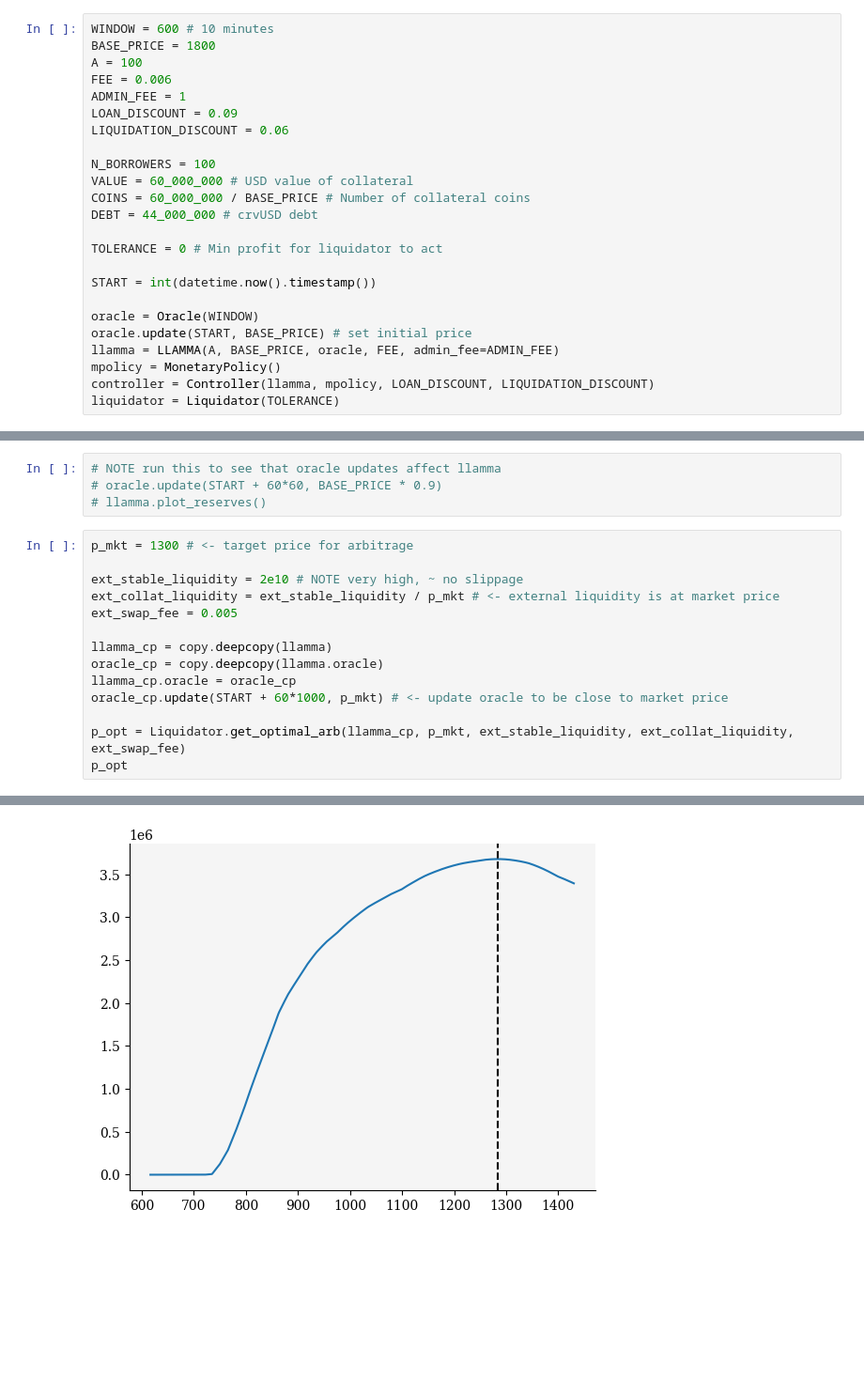
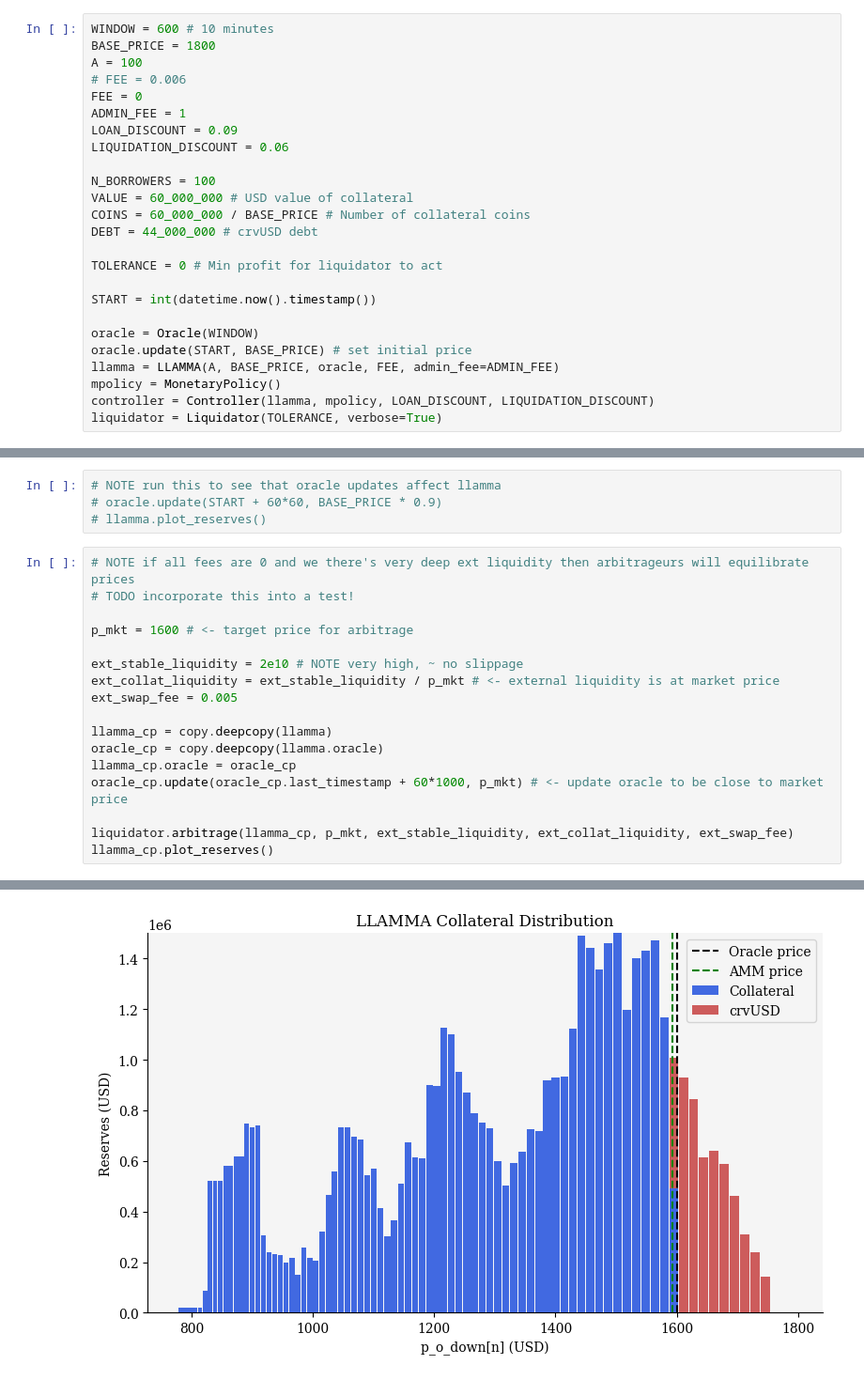
Before and after one commit to xenophonlabs/crvUSDrisk, a Jupyter notebook: play.ipynb, the cells around one changed output, grey strips where cells are left out. Shown at 94% size. Cells and saved outputs as stored; diff of their text form; blank space fills up the shorter version.

Commit message:
Testing liquidator/arbitrage logic

```diff
--- a/play.ipynb
+++ b/play.ipynb
@@ -18,7 +19,8 @@ import copy
 WINDOW = 600 # 10 minutes
 BASE_PRICE = 1800
 A = 100
-FEE = 0.006
+# FEE = 0.006
+FEE = 0
 ADMIN_FEE = 1
 LOAN_DISCOUNT = 0.09
 LIQUIDATION_DISCOUNT = 0.06
@@ -37,4 +39,4 @@ oracle.update(START, BASE_PRICE) # set initial price
 llamma = LLAMMA(A, BASE_PRICE, oracle, FEE, admin_fee=ADMIN_FEE)
 mpolicy = MonetaryPolicy()
 controller = Controller(llamma, mpolicy, LOAN_DISCOUNT, LIQUIDATION_DISCOUNT)
-liquidator = Liquidator(TOLERANCE)
+liquidator = Liquidator(TOLERANCE, verbose=True)
@@ -71,7 +71,10 @@ llamma.plot_reserves()
 # oracle.update(START + 60*60, BASE_PRICE * 0.9)
 # llamma.plot_reserves()
 # %%
-p_mkt = 1300 # <- target price for arbitrage
+# NOTE if all fees are 0 and we there's very deep ext liquidity then arbitrageurs will equilibrate prices
+# TODO incorporate this into a test!
+
+p_mkt = 1600 # <- target price for arbitrage
 
 ext_stable_liquidity = 2e10 # NOTE very high, ~ no slippage
 ext_collat_liquidity = ext_stable_liquidity / p_mkt # <- external liquidity is at market price
@@ -80,8 +83,8 @@ ext_swap_fee = 0.005
 llamma_cp = copy.deepcopy(llamma)
 oracle_cp = copy.deepcopy(llamma.oracle)
 llamma_cp.oracle = oracle_cp
-oracle_cp.update(START + 60*1000, p_mkt) # <- update oracle to be close to market price
+oracle_cp.update(oracle_cp.last_timestamp + 60*1000, p_mkt) # <- update oracle to be close to market price
 
-p_opt = Liquidator.get_optimal_arb(llamma_cp, p_mkt, ext_stable_liquidity, ext_collat_liquidity, ext_swap_fee)
-p_opt
+liquidator.arbitrage(llamma_cp, p_mkt, ext_stable_liquidity, ext_collat_liquidity, ext_swap_fee)
+llamma_cp.plot_reserves()
 # %% [output]
@@ -89 +92 @@ p_opt
-[figure, old version]
+[figure, new version]
```
Also changed, not shown: parts of 29 cells of this notebook, 11 other files.
